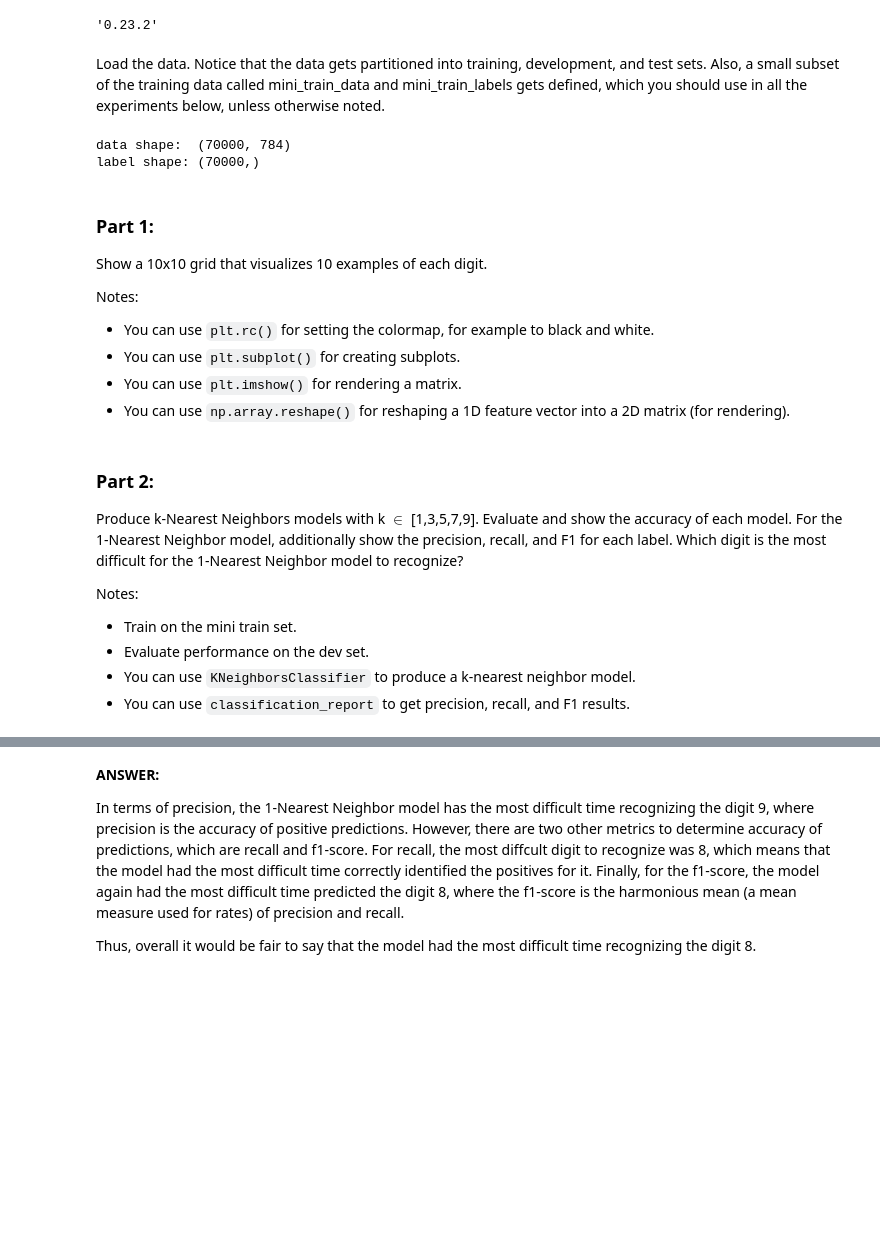
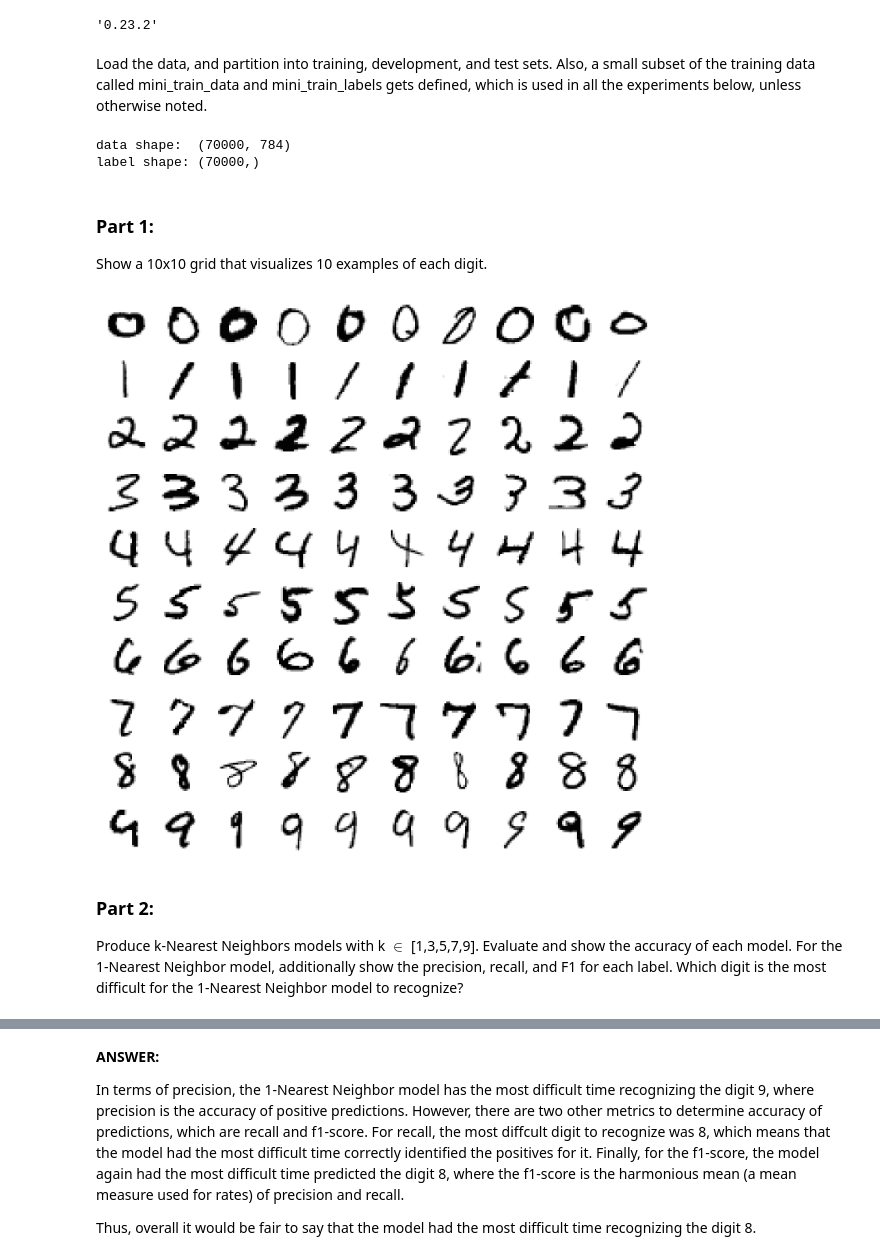
Before and after one commit to stemlock/Digit_Classification_CNN_KNN_NaiveBayes, a Jupyter notebook: Project1_Digit_Classification.ipynb, the cells around one changed output, grey strips where cells are left out. Saved outputs shown, nothing was run; the diff lists cells and outputs as text; code cells hidden in the pictures; blank space fills up the shorter version.

```diff
--- a/Project1_Digit_Classification.ipynb
+++ b/Project1_Digit_Classification.ipynb
@@ -39,7 +30,7 @@ sklearn.__version__
 # %% [output]
 '0.23.2'
 # %% [markdown]
-Load the data. Notice that the data gets partitioned into training, development, and test sets. Also, a small subset of the training data called mini_train_data and mini_train_labels gets defined, which you should use in all the experiments below, unless otherwise noted.
+Load the data, and partition into training, development, and test sets. Also, a small subset of the training data called mini_train_data and mini_train_labels gets defined, which is used in all the experiments below, unless otherwise noted.
 # %%
 # Load the digit data from https://www.openml.org/d/554 or from default local location '~/scikit_learn_data/...'
 X, Y = fetch_openml(name='mnist_784', return_X_y=True, cache=False)
@@ -64,19 +55,11 @@ mini_train_data, mini_train_labels = X[:1000], Y[:1000]
 # %% [output]
 data shape:  (70000, 784)
 label shape: (70000,)
-# %% [markdown]
-### Part 1:
-
-Show a 10x10 grid that visualizes 10 examples of each digit.
-
-Notes:
-* You can use `plt.rc()` for setting the colormap, for example to black and white.
-* You can use `plt.subplot()` for creating subplots.
-* You can use `plt.imshow()` for rendering a matrix.
-* You can use `np.array.reshape()` for reshaping a 1D feature vector into a 2D matrix (for rendering).
+# %% [markdown]
+### Part 1:
+
+Show a 10x10 grid that visualizes 10 examples of each digit.
 # %%
-### STUDENT START ###
-
 def create_grid(data, labels, digits=range(0,10), num_examples=10, figsize=(20,20), axes='off'):
 
     '''
@@ -85,6 +68,25 @@ def create_grid(data, labels, digits=range(0,10), num_examples=10, figsize=(20,2
     the number of examples and each column is the range of digits in the
     digits array in descending order. By default, the digits are 0-9 and
     the number of examples is set to 10.
+
+    Parameters
+    ----------
+    data (ndarray):
+        An ndarray containing all examples and pixels within the data set.
+    labels (ndarray):
+        An ndarray containing the list of labels for the examples.
+    digits (int[]):
+        The digits that should be outputted in the grid (default=0-9).
+    num_examples (int):
+        The number of examples that should be printed per digit (default=10).
+    figsize (int()):
+        The size of the grid (passed into Matplotlib).
+    axes (str):
+        Turns the axes 'on' or 'off' (passed into Matplotlib).
+
+    Returns
+    -------
+    None
     '''
 
     # Create the grid of subplots
@@ -113,43 +115,50 @@ def create_grid(data, labels, digits=range(0,10), num_examples=10, figsize=(20,2
                 if len(digits) == 1:
                     plot_digit(grid, ax[counter_list[digits.index(label)]], axes=axes)
 
                 # Else, the subplots are in a 2-dimensional array
                 else:
                     plot_digit(grid, ax[digits.index(label)][counter_list[digits.index(label)]], axes=axes)
 
                 counter_list[digits.index(label)] += 1
 
             elif counter_list[digits.index(label)] == num_examples:
                 break_set.add(label)
 
             if len(break_set) == len(digits):
                 break
 
     # Show the final grid
     fig.tight_layout()
     plt.show()
 
 def plot_digit(digit, ax, axes):
 
     '''
     Renders/plots the digit matrix on top of a specified ax.
+
+    Parameters
+    ----------
+    digit (ndarray):
+        The pixels of the digit to be plotted
+    ax (Axes):
+        The Axes object to be plotted on.
+    axes (str):
+        Turns the axes 'on' or 'off' (passed into Matplotlib).
+
+    Returns
+    -------
+    None
     '''
 
     # Plot the digit matrix and turn off the axis labels
     ax.imshow(digit, cmap ='Greys', vmin = 0, vmax = 1)
     ax.axis(axes)
 
 create_grid(dev_data, dev_labels)
-
-### STUDENT END ###
+# %% [output]
+[figure, added]
 # %% [markdown]
 ### Part 2:
 
 Produce k-Nearest Neighbors models with k $\in$ [1,3,5,7,9].  Evaluate and show the accuracy of each model. For the 1-Nearest Neighbor model, additionally show the precision, recall, and F1 for each label. Which digit is the most difficult for the 1-Nearest Neighbor model to recognize?
-
-Notes:
-* Train on the mini train set.
-* Evaluate performance on the dev set.
-* You can use `KNeighborsClassifier` to produce a k-nearest neighbor model.
-* You can use `classification_report` to get precision, recall, and F1 results.
 # %%
```
Also changed, not shown: parts of 66 cells of this notebook.
